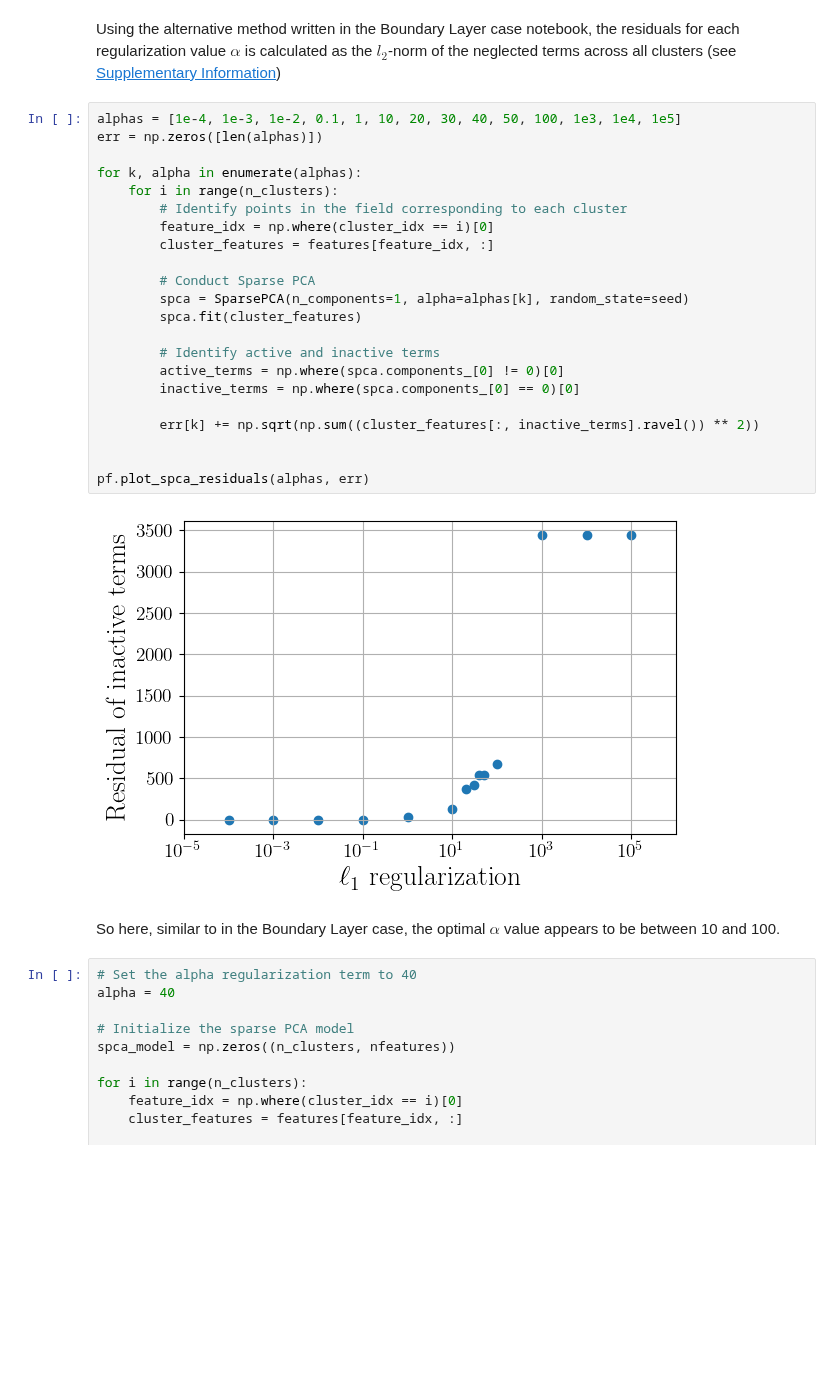
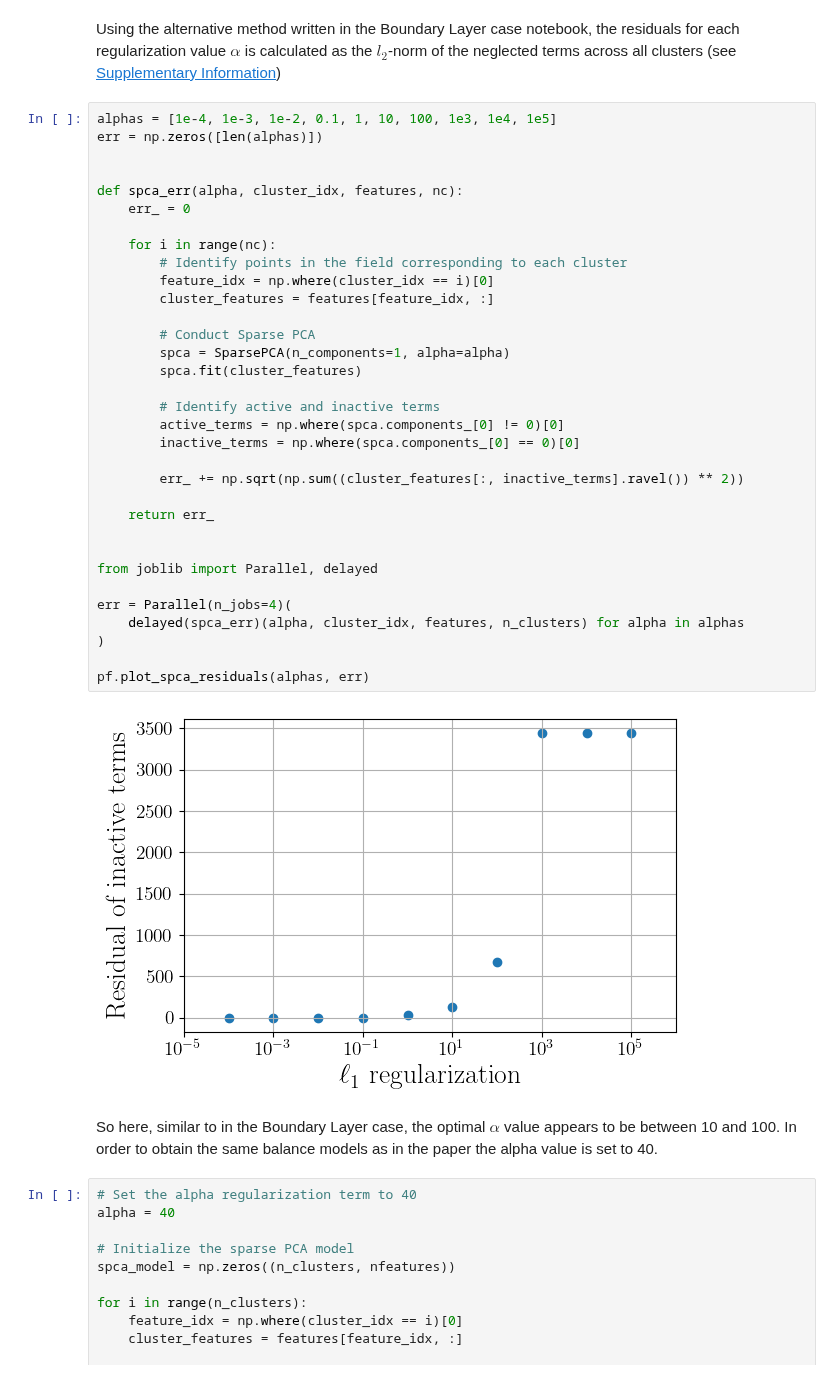
Before and after one commit to tbreitburd/Learning-Dominant-Physical-Processes-using-Unsupervised-Learning-Techniques-, a Jupyter notebook: Notebooks/Geostrophic_Balance.ipynb, the cells around one changed output. Drawn from its saved outputs; the diff is of its cells as text; blank space fills up the shorter version.

Commit message:
Added parallelisation to alternative spca residuals section code.
Using joblib, because each spca residual calculation for each alpha, these can be parallelised

```diff
--- a/Notebooks/Geostrophic_Balance.ipynb
+++ b/Notebooks/Geostrophic_Balance.ipynb
@@ -330,31 +352,42 @@ pf.plot_clustering_space_geo(clustermap_mer, clustermap_zon, lon, lat, n_cluster
 # %% [markdown]
 Using the alternative method written in the Boundary Layer case notebook, the residuals for each regularization value $\alpha$ is calculated as the $l_{2}$-norm of the neglected terms across all clusters (see [Supplementary Information](https://static-content.springer.com/esm/art%3A10.1038%2Fs41467-021-21331-z/MediaObjects/41467_2021_21331_MOESM1_ESM.pdf))
 # %%
-alphas = [1e-4, 1e-3, 1e-2, 0.1, 1, 10, 20, 30, 40, 50, 100, 1e3, 1e4, 1e5]
+alphas = [1e-4, 1e-3, 1e-2, 0.1, 1, 10, 100, 1e3, 1e4, 1e5]
 err = np.zeros([len(alphas)])
 
-for k, alpha in enumerate(alphas):
-    for i in range(n_clusters):
+
+def spca_err(alpha, cluster_idx, features, nc):
+    err_ = 0
+
+    for i in range(nc):
         # Identify points in the field corresponding to each cluster
         feature_idx = np.where(cluster_idx == i)[0]
         cluster_features = features[feature_idx, :]
 
         # Conduct Sparse PCA
-        spca = SparsePCA(n_components=1, alpha=alphas[k], random_state=seed)
+        spca = SparsePCA(n_components=1, alpha=alpha)
         spca.fit(cluster_features)
 
         # Identify active and inactive terms
         active_terms = np.where(spca.components_[0] != 0)[0]
         inactive_terms = np.where(spca.components_[0] == 0)[0]
 
-        err[k] += np.sqrt(np.sum((cluster_features[:, inactive_terms].ravel()) ** 2))
+        err_ += np.sqrt(np.sum((cluster_features[:, inactive_terms].ravel()) ** 2))
+
+    return err_
 
 
+from joblib import Parallel, delayed
+
+err = Parallel(n_jobs=4)(
+    delayed(spca_err)(alpha, cluster_idx, features, n_clusters) for alpha in alphas
+)
+
 pf.plot_spca_residuals(alphas, err)
 # %% [output]
-[figure, old version]
+[figure, new version]
 # %% [markdown]
-So here, similar to in the Boundary Layer case, the optimal $\alpha$ value appears to be between 10 and 100.
+So here, similar to in the Boundary Layer case, the optimal $\alpha$ value appears to be between 10 and 100. In order to obtain the same balance models as in the paper the alpha value is set to 40.
 # %%
 # Set the alpha regularization term to 40
 alpha = 40
```
Also changed, not shown: parts of 20 cells of this notebook, 3 other files.
